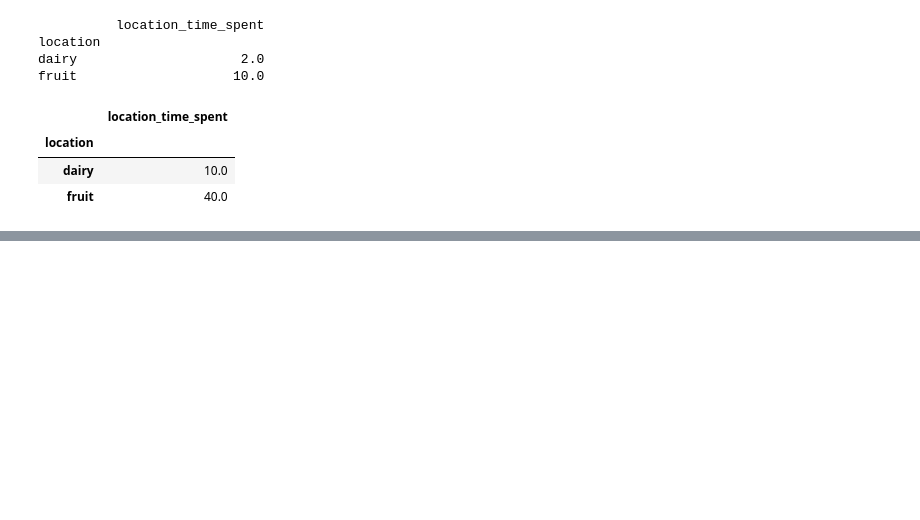
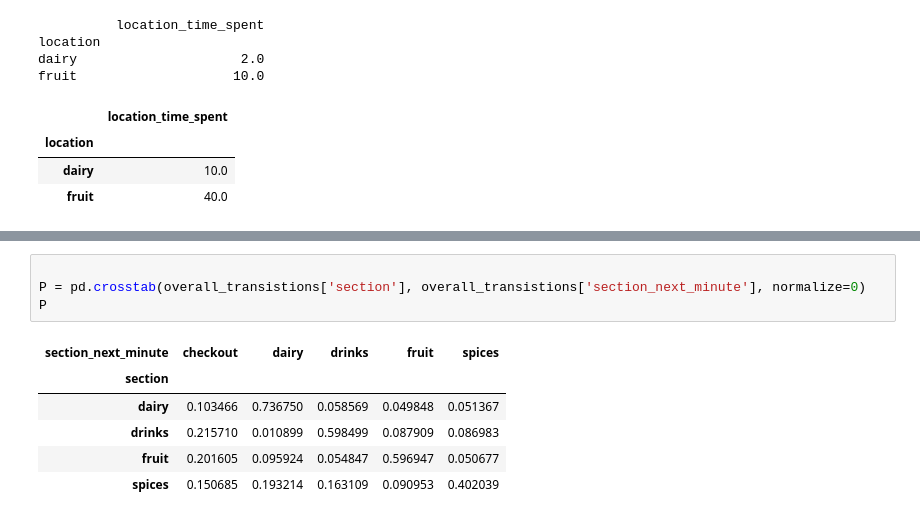
Before and after one commit to abhisrn1986/SupermarketSimulation, a Jupyter notebook: MarkovSimulation/data_exploration_abhishek.ipynb, the cells around one changed output, grey strips where cells are left out. Drawn from its saved outputs; the diff is of its cells as text; blank space fills up the shorter version.

```diff
--- a/MarkovSimulation/data_exploration_abhishek.ipynb
+++ b/MarkovSimulation/data_exploration_abhishek.ipynb
@@ -402,0 +396,11 @@ assigned next time step
+# %%
+
+P = pd.crosstab(overall_transistions['section'], overall_transistions['section_next_minute'], normalize=0)
+P
+# %% [output]
+| section_next_minute | checkout | dairy | drinks | fruit | spices |
+| section |  |  |  |  |  |
+| dairy | 0.103466 | 0.736750 | 0.058569 | 0.049848 | 0.051367 |
+| drinks | 0.215710 | 0.010899 | 0.598499 | 0.087909 | 0.086983 |
+| fruit | 0.201605 | 0.095924 | 0.054847 | 0.596947 | 0.050677 |
+| spices | 0.150685 | 0.193214 | 0.163109 | 0.090953 | 0.402039 |
```
Also changed, not shown: parts of 9 cells of this notebook, 3 other files.
